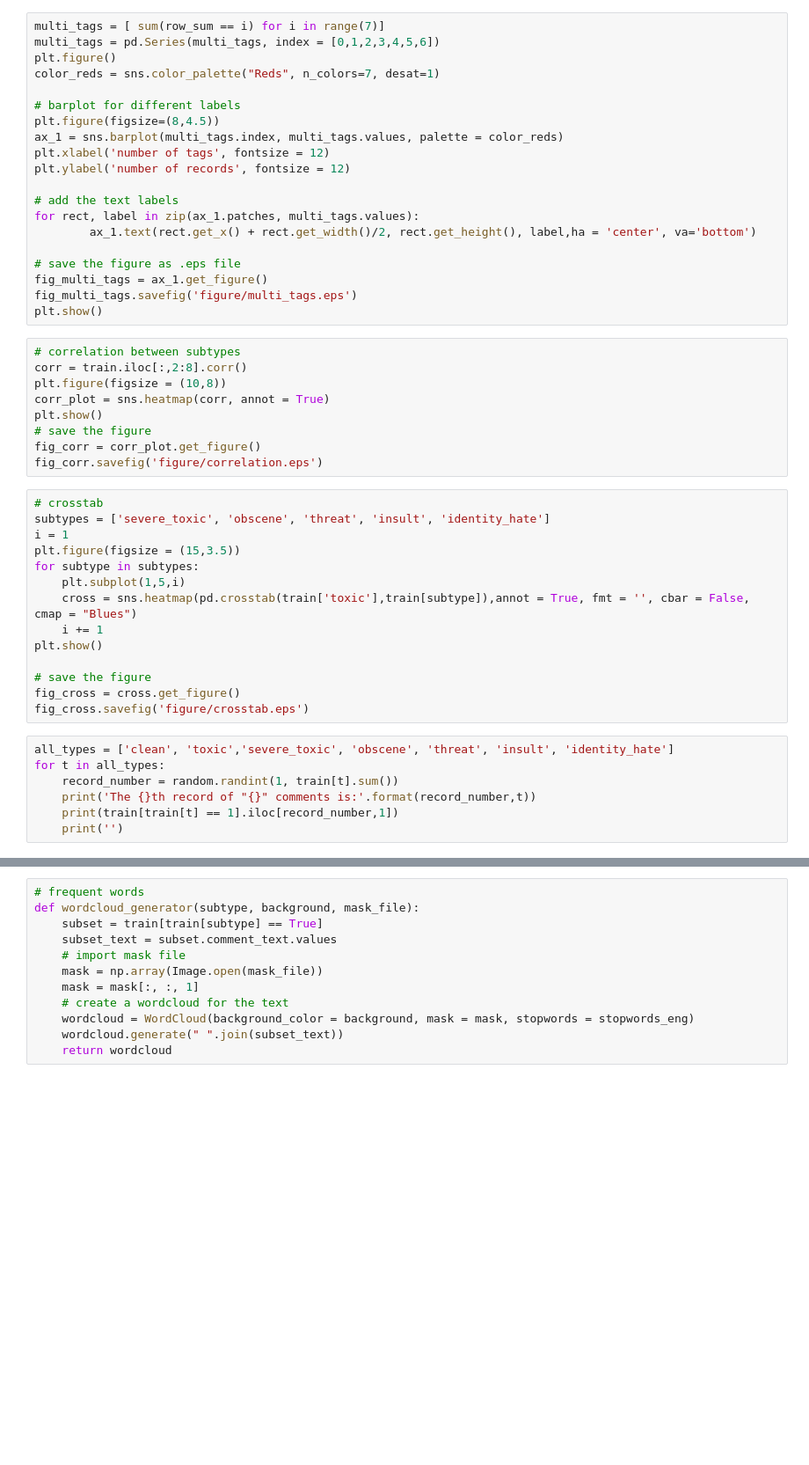
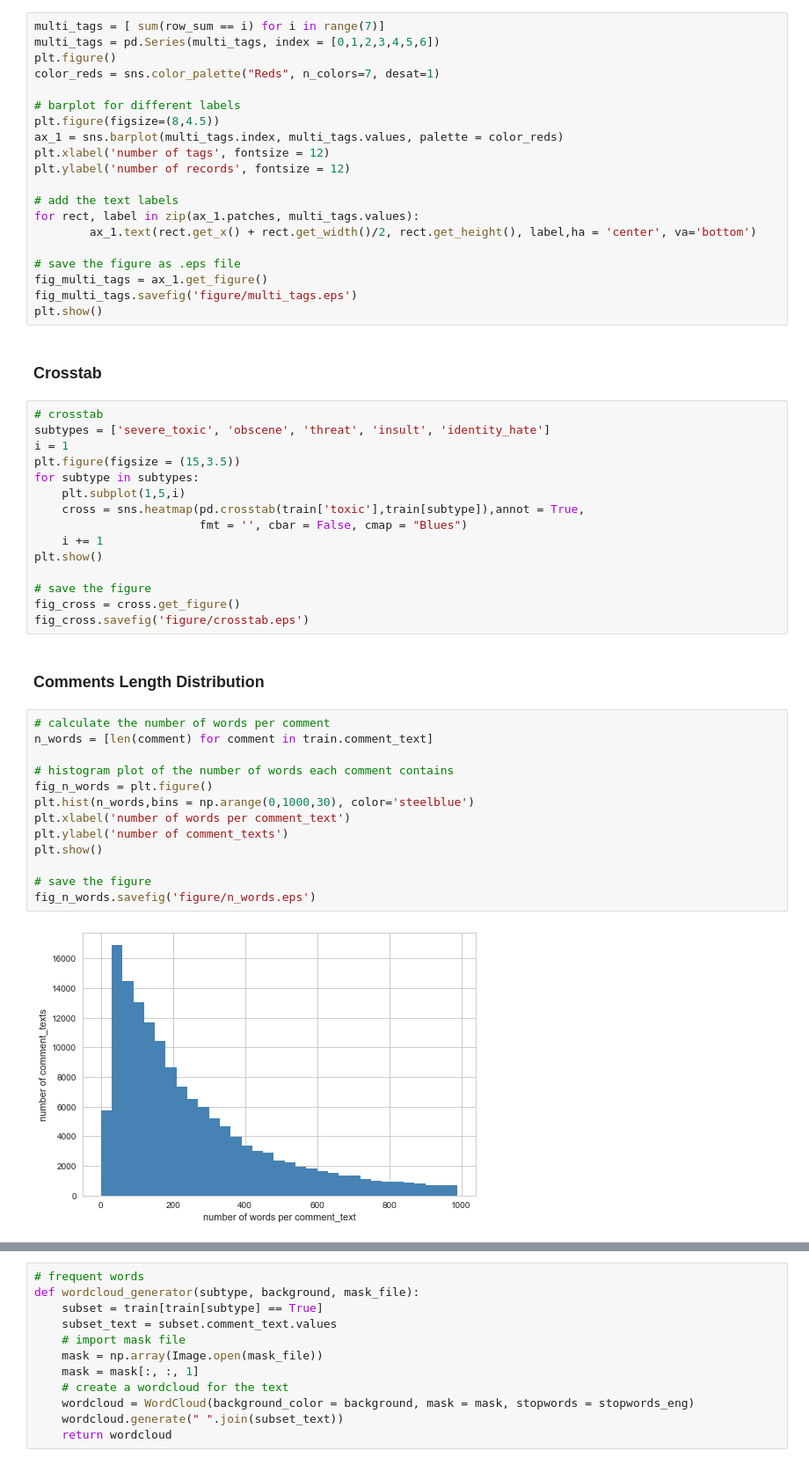
Before and after one commit to ziyaotang/toxic_comment_classification, a Jupyter notebook: toxic_comment_classification.ipynb, the cells around one changed output, grey strips where cells are left out. Shown: that part at 88% size. Cells and saved outputs as stored; diff of their text form; blank space fills up the shorter version.

Commit message:
feat: n_words distribution plot

```diff
--- a/toxic_comment_classification.ipynb
+++ b/toxic_comment_classification.ipynb
@@ -145,15 +158,8 @@ for rect, label in zip(ax_1.patches, multi_tags.values):
 fig_multi_tags = ax_1.get_figure()
 fig_multi_tags.savefig('figure/multi_tags.eps')
 plt.show()
-# %%
-# correlation between subtypes
-corr = train.iloc[:,2:8].corr()
-plt.figure(figsize = (10,8))
-corr_plot = sns.heatmap(corr, annot = True)
-plt.show()
-# save the figure
-fig_corr = corr_plot.get_figure()
-fig_corr.savefig('figure/correlation.eps')
+# %% [markdown]
+### Crosstab
 # %%
 # crosstab
 subtypes = ['severe_toxic', 'obscene', 'threat', 'insult', 'identity_hate']
@@ -161,17 +167,28 @@ i = 1
 plt.figure(figsize = (15,3.5))
 for subtype in subtypes:
     plt.subplot(1,5,i)
-    cross = sns.heatmap(pd.crosstab(train['toxic'],train[subtype]),annot = True, fmt = '', cbar = False, cmap = "Blues")
+    cross = sns.heatmap(pd.crosstab(train['toxic'],train[subtype]),annot = True,
+                        fmt = '', cbar = False, cmap = "Blues")
     i += 1
 plt.show()
 
 # save the figure
 fig_cross = cross.get_figure()
 fig_cross.savefig('figure/crosstab.eps')
-# %%
-all_types = ['clean', 'toxic','severe_toxic', 'obscene', 'threat', 'insult', 'identity_hate']
-for t in all_types:
-    record_number = random.randint(1, train[t].sum())
-    print('The {}th record of "{}" comments is:'.format(record_number,t))
-    print(train[train[t] == 1].iloc[record_number,1])
-    print('')
+# %% [markdown]
+### Comments Length Distribution
+# %%
+# calculate the number of words per comment
+n_words = [len(comment) for comment in train.comment_text]
+
+# histogram plot of the number of words each comment contains
+fig_n_words = plt.figure()
+plt.hist(n_words,bins = np.arange(0,1000,30), color='steelblue')
+plt.xlabel('number of words per comment_text')
+plt.ylabel('number of comment_texts')
+plt.show()
+
+# save the figure
+fig_n_words.savefig('figure/n_words.eps')
+# %% [output]
+[figure, added]
```
Also changed, not shown: parts of 23 cells of this notebook, 1 other file.
